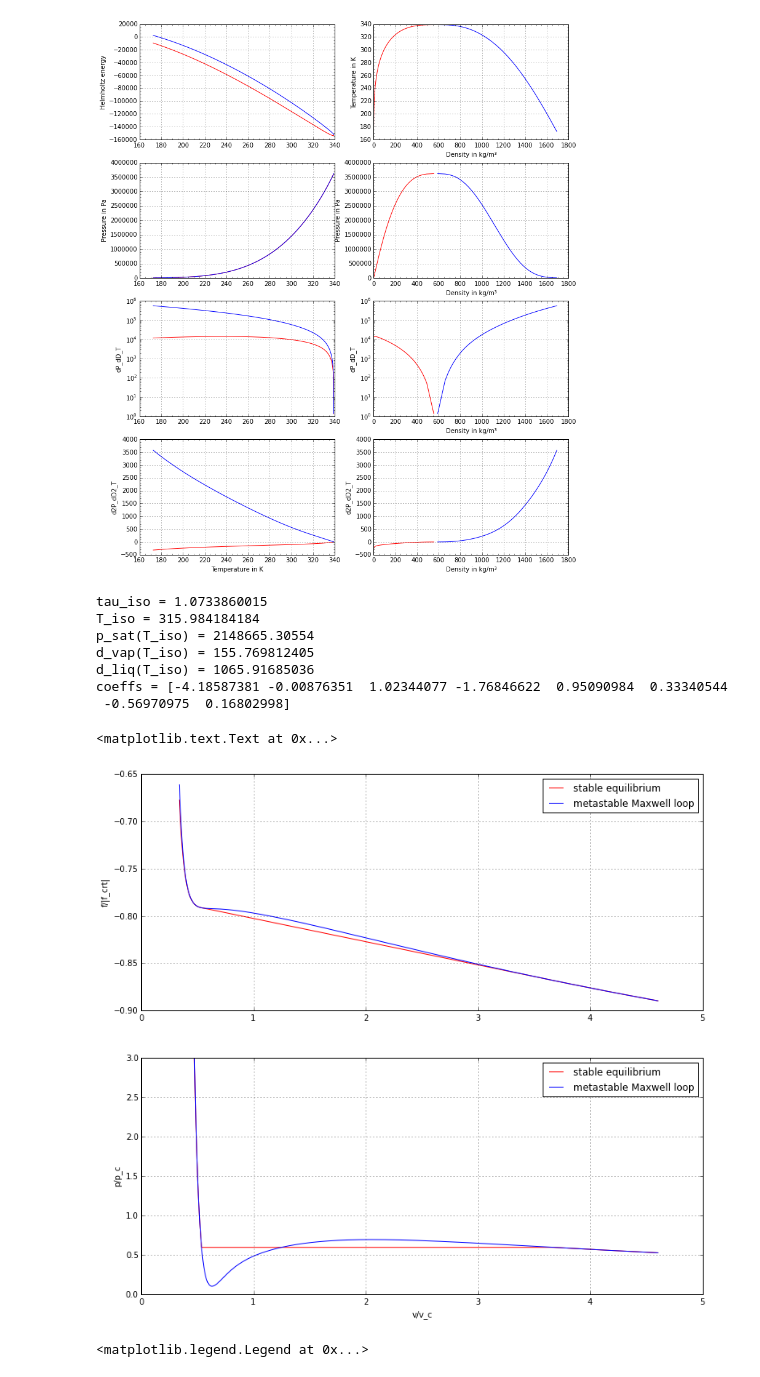
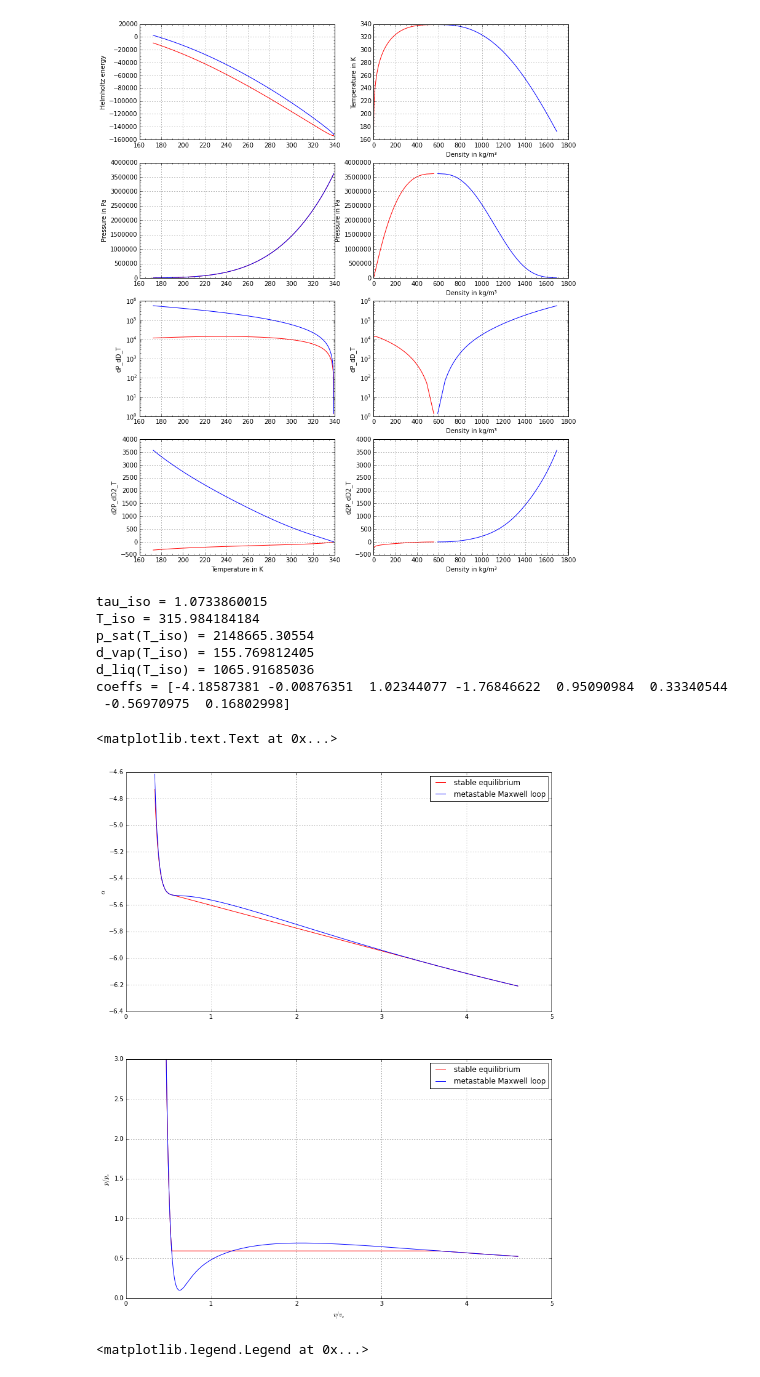
Before and after one commit to CoolProp/CoolProp, a Jupyter notebook: doc/notebooks/Maxwell_Loop.ipynb, the cells around one changed output. Saved outputs shown, nothing was run; the diff lists cells and outputs as text; code cells hidden in the pictures.

```diff
--- a/doc/notebooks/Maxwell_Loop.ipynb
+++ b/doc/notebooks/Maxwell_Loop.ipynb
@@ -256,43 +253,46 @@ ps = np.ones(nPoints)
 fms = np.ones(nPoints)
 pms = np.ones(nPoints)
 for idx in range(0,nPoints):
     # stable
     HEOS.update(CP.DmassT_INPUTS, rhos[idx], T_iso)
-    ps[idx] = HEOS.p()
     #fs[idx] = Rs*T_iso*(HEOS.alpha0() + HEOS.alphar())
     fs[idx] = HEOS.umass() - T_iso*HEOS.smass()
+    ps[idx] = HEOS.p()
     # meta stable interpolation
-    fms[idx] = Rs*T_crt*( +c[0]/tau_iso -c[1]/tau_iso/deltas[idx] +c[2]*log(deltas[idx]) +c[3]*deltas[idx]    +c[4]*deltas[idx]**2/2 +c[5]*deltas[idx]**3/3 +c[6]*deltas[idx]**4/4 +c[7]*deltas[idx]**5/5 )
-    pms[idx] = Rs*T_crt*d_crt*( 0       +c[1]/tau_iso             +c[2]*deltas[idx]      +c[3]*deltas[idx]**2 +c[4]*deltas[idx]**3   +c[5]*deltas[idx]**4   +c[6]*deltas[idx]**5   +c[7]*deltas[idx]**6   )
+    # p = -(df/dv)_T
+    # s = -(df/dT)_v
+    # cv = T*(ds/dT)_v = -T*(dsf/dT2)_v
+    fms[idx]  = Rs*T_crt*( +c[0]/tau_iso -c[1]/tau_iso/deltas[idx] +c[2]*log(deltas[idx]) +c[3]*deltas[idx]    +c[4]*deltas[idx]**2/2 +c[5]*deltas[idx]**3/3 +c[6]*deltas[idx]**4/4 +c[7]*deltas[idx]**5/5 )
+    pms[idx]  = Rs*T_crt*d_crt*( 0       +c[1]/tau_iso             +c[2]*deltas[idx]      +c[3]*deltas[idx]**2 +c[4]*deltas[idx]**3   +c[5]*deltas[idx]**4   +c[6]*deltas[idx]**5   +c[7]*deltas[idx]**6   )
 
 # now plot
-plt.figure(figsize=(width,width*3/2/golden))
+plt.figure(figsize=(width,width*2/1/golden))
 
 plt.subplot(2,1,1)
-plt.plot(vs/v_crt, fs/abs(f_crt), color='red', label='stable equilibrium')
-plt.plot(vs/v_crt, fms/abs(f_crt), color='blue', label='metastable Maxwell loop')
+plt.plot(vs/v_crt, fs/Rs/T_iso, color='red', label='stable equilibrium')
+plt.plot(vs/v_crt, fms/Rs/T_iso, color='blue', label='metastable Maxwell loop')
 plt.grid(b=True, linestyle=':')
 plt.legend(loc='upper right')
-plt.ylabel('f/|f_crt|')
+plt.ylabel(r'$\alpha$')
 
 plt.subplot(2,1,2)
 plt.plot(vs/v_crt, ps/p_crt, color='red', label='stable equilibrium')
 plt.plot(vs/v_crt, pms/p_crt, color='blue', label='metastable Maxwell loop')
 plt.ylim(ymax=3)
 plt.grid(b=True, linestyle=':')
 plt.legend(loc='upper right')
-plt.ylabel('p/p_c')
-plt.xlabel('v/v_c')
+plt.ylabel(r'$p/p_c$')
+plt.xlabel(r'$v/v_c$')
 # %% [output]
 tau_iso = 1.0733860015
 T_iso = 315.984184184
 p_sat(T_iso) = 2148665.30554
 d_vap(T_iso) = 155.769812405
 d_liq(T_iso) = 1065.91685036
 coeffs = [-4.18587381 -0.00876351  1.02344077 -1.76846622  0.95090984  0.33340544
  -0.56970975  0.16802998]
 <matplotlib.text.Text at 0x...>
-[figure, old version]
+[figure, new version]
 # %%
 # copy coeffs for all points
 c0 = x[:,0]
```
Also changed, not shown: parts of 1 cell of this notebook.
